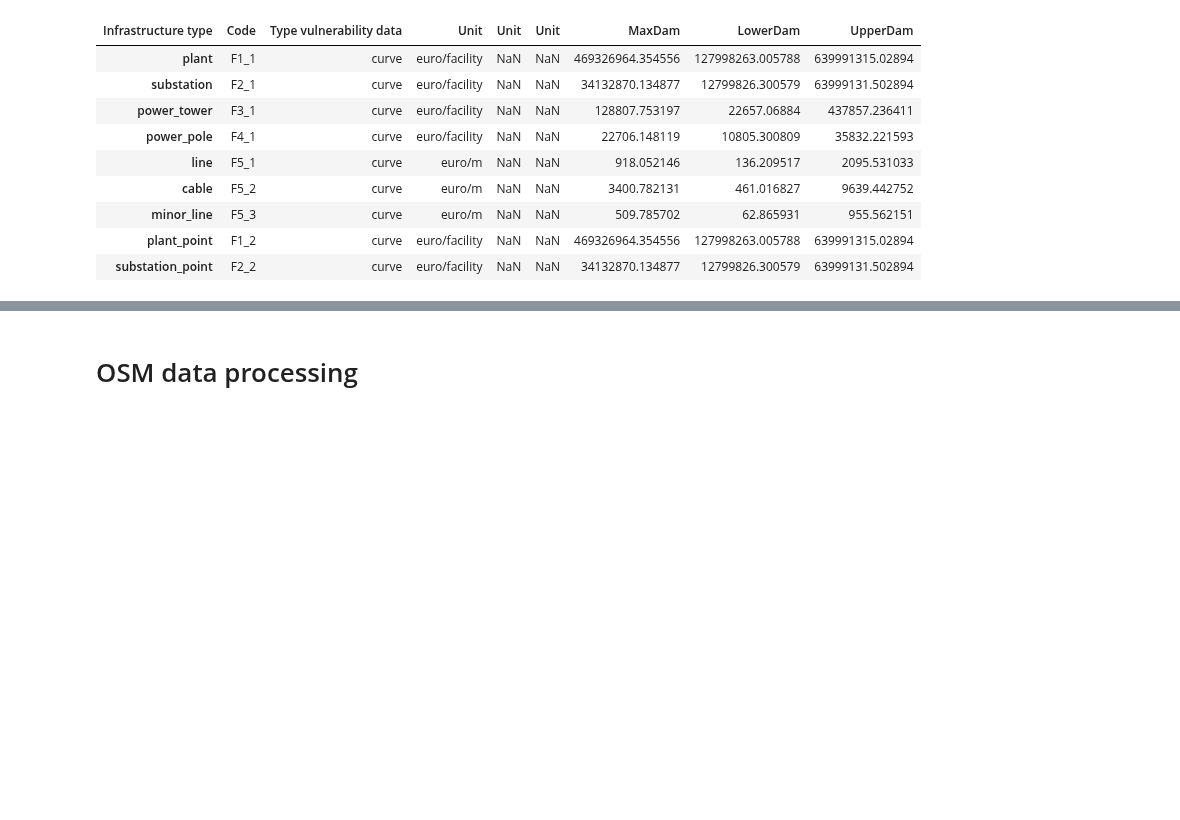
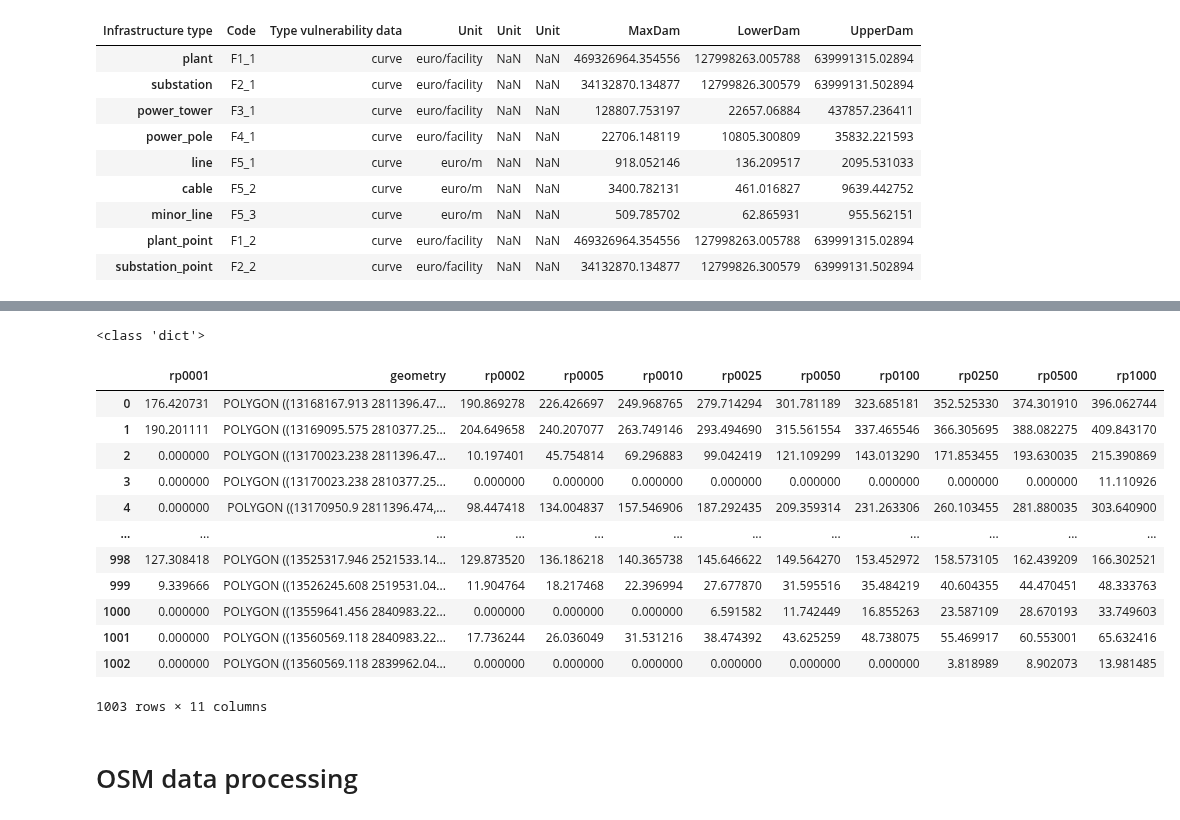
Before and after one commit to Mengqi-Ye/pg_risk_analysis, a Jupyter notebook: notebooks/Example_run.ipynb, the cells around one changed output, grey strips where cells are left out. Drawn from its saved outputs; the diff is of its cells as text; code cells hidden in the pictures; blank space fills up the shorter version.

```diff
--- a/notebooks/Example_run.ipynb
+++ b/notebooks/Example_run.ipynb
@@ -562,17 +655,17 @@ def clip_flood_data(country_code):
                 with rasterio.open(file_path, "w", **out_meta) as dest:
                     dest.write(out_image)
 
-def load_flood_data(country_code,scenario_type):
+def load_flood_data(country_code,climate_model):
     files = [x for x in os.listdir(os.path.join(fl_path,'country'))  if country_code in x ]
 
     rps = ['0001','0002','0005','0010','0025','0050','0100','0250','0500','1000']
     collect_df_ds = []
 
-    if scenario_type=='historical':
+    if climate_model=='historical':
         print('Loading historical coastal flood data ...')
         for rp in rps:
             #for file in files:
-            file_path = os.path.join(fl_path,'country','{}_{}_nosub_hist_rp{}_0.tif'.format(country_code,scenario_type,rp))
+            file_path = os.path.join(fl_path,'country','{}_{}_nosub_hist_rp{}_0.tif'.format(country_code,climate_model,rp))
             with xr.open_dataset(file_path) as ds: #, engine="rasterio"
                 df_ds = ds.to_dataframe().reset_index()
                 df_ds['geometry'] = pygeos.points(df_ds.x,y=df_ds.y)
@@ -591,11 +684,11 @@ def load_flood_data(country_code,scenario_type):
                  .merge(collect_df_ds[5]).merge(collect_df_ds[6]).merge(collect_df_ds[7]).merge(collect_df_ds[8]).merge(collect_df_ds[9])
         df_all = df_all.loc[df_all['rp1000']>0].reset_index(drop=True)
 
-    elif scenario_type=='rcp8p5':
+    elif climate_model=='rcp8p5':
         print('Loading future coastal flood data ...')
         for rp in rps:
             #for file in files:
-            file_path = os.path.join(fl_path,'country','{}_{}_nosub_2030_rp{}_0.tif'.format(country_code,scenario_type,rp))
+            file_path = os.path.join(fl_path,'country','{}_{}_nosub_2030_rp{}_0.tif'.format(country_code,climate_model,rp))
             with xr.open_dataset(file_path) as ds: #, engine="rasterio"
                 df_ds = ds.to_dataframe().reset_index()
                 df_ds['geometry'] = pygeos.points(df_ds.x,y=df_ds.y)
@@ -615,22 +708,21 @@ def load_flood_data(country_code,scenario_type):
     return df_all
 
 def open_flood_data(country_code):
-    scenario_types = ['historical','rcp8p5']
+    climate_models = ['historical','rcp8p5']
     df_ds = {}
-    for scenario_type in scenario_types:
+    for climate_model in climate_models:
         #hist = load_flood_data(country_code,'historical')
         #rcp8p5 = load_flood_data(country_code,'rcp8p5')
         #df_ds_sc = pd.concat([hist,rcp8p5],keys=['historical','rcp8p5'])
-        df_ds_sc = load_flood_data(country_code,scenario_type)
+        df_ds_sc = load_flood_data(country_code,climate_model)
 
-        df_ds[scenario_type] = df_ds_sc
+        df_ds[climate_model] = df_ds_sc
 
     return df_ds
 # %%
 clip_flood_data('KHM')
 # %%
 %%time
-twn_flood = open_flood_data('KHM')
-#print(type(lao_flood))
+twn_flood = open_flood_data('TWN')
 # %% [output]
 Loading historical coastal flood data ...
@@ -654,3 +732,23 @@ Wall time: 40.5 s
+# %%
+print(type(twn_flood))
+# %% [output]
+<class 'dict'>
+# %%
+twn_flood['historical']
+# %% [output]
+|  | rp0001 | geometry | rp0002 | rp0005 | rp0010 | rp0025 | rp0050 | rp0100 | rp0250 | rp0500 | rp1000 |
+| 0 | 176.420731 | POLYGON ((13168167.913 2811396.47... | 190.869278 | 226.426697 | 249.968765 | 279.714294 | 301.781189 | 323.685181 | 352.525330 | 374.301910 | 396.062744 |
+| 1 | 190.201111 | POLYGON ((13169095.575 2810377.25... | 204.649658 | 240.207077 | 263.749146 | 293.494690 | 315.561554 | 337.465546 | 366.305695 | 388.082275 | 409.843170 |
+| 2 | 0.000000 | POLYGON ((13170023.238 2811396.47... | 10.197401 | 45.754814 | 69.296883 | 99.042419 | 121.109299 | 143.013290 | 171.853455 | 193.630035 | 215.390869 |
+| 3 | 0.000000 | POLYGON ((13170023.238 2810377.25... | 0.000000 | 0.000000 | 0.000000 | 0.000000 | 0.000000 | 0.000000 | 0.000000 | 0.000000 | 11.110926 |
+| 4 | 0.000000 | POLYGON ((13170950.9 2811396.474,... | 98.447418 | 134.004837 | 157.546906 | 187.292435 | 209.359314 | 231.263306 | 260.103455 | 281.880035 | 303.640900 |
+| ... | ... | ... | ... | ... | ... | ... | ... | ... | ... | ... | ... |
+| 998 | 127.308418 | POLYGON ((13525317.946 2521533.14... | 129.873520 | 136.186218 | 140.365738 | 145.646622 | 149.564270 | 153.452972 | 158.573105 | 162.439209 | 166.302521 |
+| 999 | 9.339666 | POLYGON ((13526245.608 2519531.04... | 11.904764 | 18.217468 | 22.396994 | 27.677870 | 31.595516 | 35.484219 | 40.604355 | 44.470451 | 48.333763 |
+| 1000 | 0.000000 | POLYGON ((13559641.456 2840983.22... | 0.000000 | 0.000000 | 0.000000 | 6.591582 | 11.742449 | 16.855263 | 23.587109 | 28.670193 | 33.749603 |
+| 1001 | 0.000000 | POLYGON ((13560569.118 2840983.22... | 17.736244 | 26.036049 | 31.531216 | 38.474392 | 43.625259 | 48.738075 | 55.469917 | 60.553001 | 65.632416 |
+| 1002 | 0.000000 | POLYGON ((13560569.118 2839962.04... | 0.000000 | 0.000000 | 0.000000 | 0.000000 | 0.000000 | 0.000000 | 3.818989 | 8.902073 | 13.981485 |
+1003 rows × 11 columns
 # %% [markdown]
 # OSM data processing
 # %%
```
Also changed, not shown: parts of 16 cells of this notebook, 13 other files.
